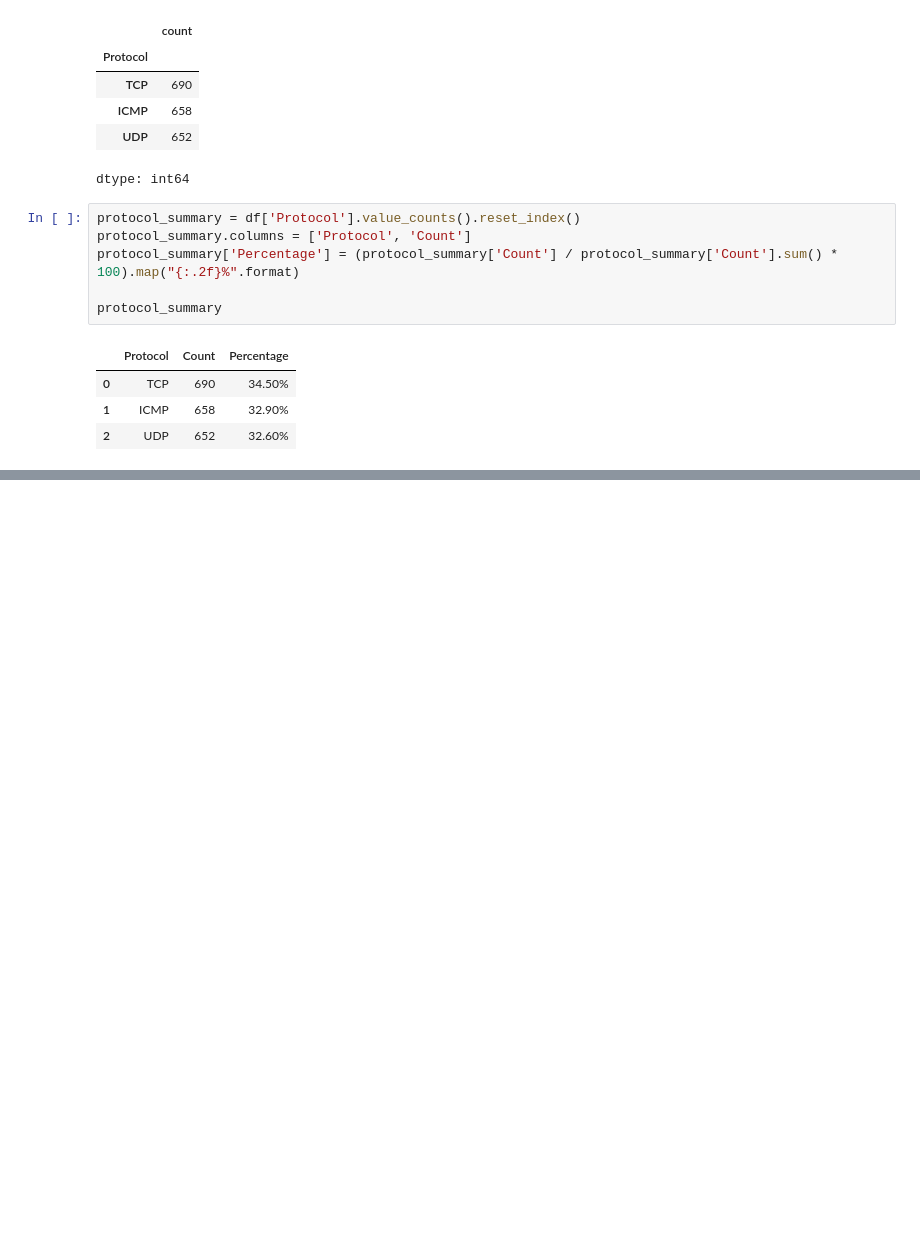
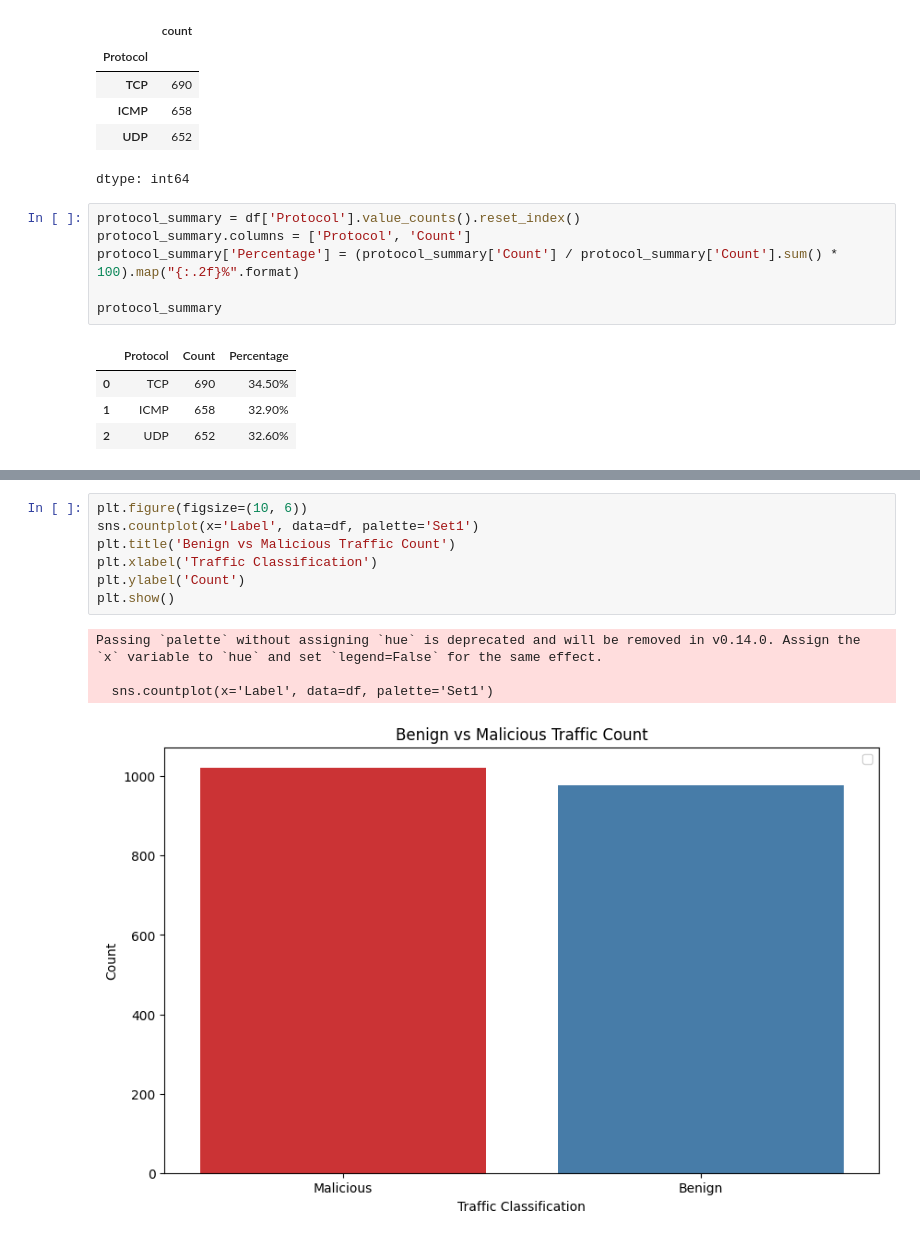
Before and after one commit to anthonyfeaster/UCB-AIML, a Jupyter notebook: Capstone/capstone.ipynb, the cells around one changed output, grey strips where cells are left out. Cells and saved outputs as stored; diff of their text form; blank space fills up the shorter version.

```diff
--- a/Capstone/capstone.ipynb
+++ b/Capstone/capstone.ipynb
@@ -131,0 +133,12 @@ dtype: int64
+# %%
+plt.figure(figsize=(10, 6))
+sns.countplot(x='Label', data=df, palette='Set1')
+plt.title('Benign vs Malicious Traffic Count')
+plt.xlabel('Traffic Classification')
+plt.ylabel('Count')
+plt.show()
+# %% [output]
+Passing `palette` without assigning `hue` is deprecated and will be removed in v0.14.0. Assign the `x` variable to `hue` and set `legend=False` for the same effect.
+
+  sns.countplot(x='Label', data=df, palette='Set1')
+[figure, added]
```
Also changed, not shown: parts of 2 cells of this notebook.
